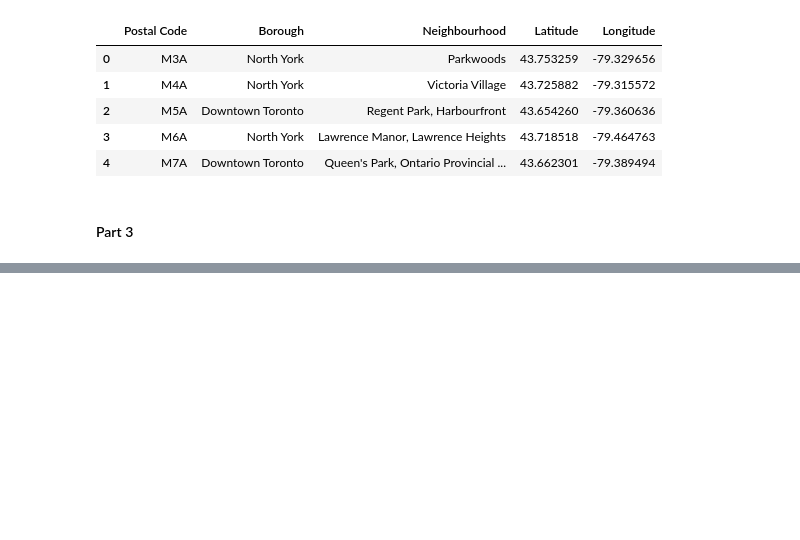
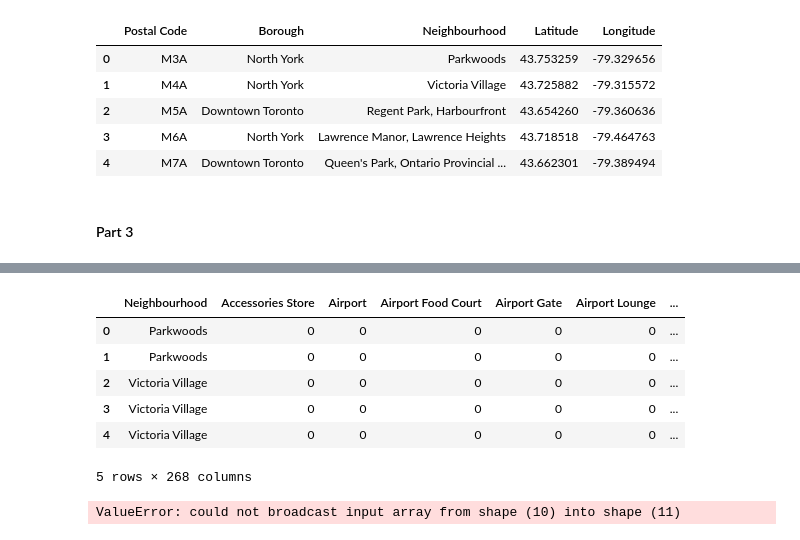
Before and after one commit to vpandiarajan20/SegmentingClusteringTorontoNeighbourhoods, a Jupyter notebook: MainNotebook.ipynb, the cells around one changed output, grey strips where cells are left out. Saved outputs shown, nothing was run; the diff lists cells and outputs as text; code cells hidden in the pictures; blank space fills up the shorter version.

```diff
--- a/MainNotebook.ipynb
+++ b/MainNotebook.ipynb
@@ -107,0 +137,27 @@ df.head()
+# %%
+# create map of Manhattan using latitude and longitude values
+map_toronto = folium.Map(location=[43.6532, -79.3832], zoom_start=11)
+
+# add markers to map
+for lat, lng, label in zip(df['Latitude'], df['Longitude'], df['Neighborhood']):
+    label = folium.Popup(label, parse_html=True)
+    folium.CircleMarker(
+        [lat, lng],
+        radius=5,
+        popup=label,
+        color='blue',
+        fill=True,
+        fill_color='#3186cc',
+        fill_opacity=0.7,
+        parse_html=False).add_to(map_toronto)
+
+map_toronto
+# %%
+CLIENT_ID = '33Y1AT04BGPXLLV4HFINEJVD3GKROYBCCPX4KKR4B2Q1DGYC' # your Foursquare ID
+CLIENT_SECRET = 'XT1TH4ZG0Z2NPDZIEZ5YTLV531ACKNU4CNRRWA1XTWCHOVN5' # your Foursquare Secret
+ACCESS_TOKEN = 'YFJZ1EIUWVQ4GUJKY3YYE3H2GOPJ45VWRJTBYJORL2CN4CGS' # your FourSquare Access Token
+VERSION = '20180605' # Foursquare API version
+LIMIT = 100 # A default Foursquare API limit value
+print('Your credentails:')
+print('CLIENT_ID: ' + CLIENT_ID)
+print('CLIENT_SECRET:' + CLIENT_SECRET)
@@ -107,0 +208,4 @@ df.head()
+# %%
+toronto_venues = getNearbyVenues(names=df['Neighbourhood'],
+                                   latitudes=df['Latitude'],
+                                   longitudes=df['Longitude'])
@@ -107,0 +230,20 @@ df.head()
+# %%
+# one hot encoding
+toronto_onehot = pd.get_dummies(toronto_venues[['Venue Category']], prefix="", prefix_sep="")
+
+# add neighborhood column back to dataframe
+toronto_onehot['Neighbourhood'] = toronto_venues['Neighborhood']
+
+# move neighborhood column to the first column
+fixed_columns = [toronto_onehot.columns[-1]] + list(toronto_onehot.columns[:-1])
+toronto_onehot = toronto_onehot[fixed_columns]
+
+toronto_onehot.head()
+# %% [output]
+|  | Neighbourhood | Accessories Store | Airport | Airport Food Court | Airport Gate | Airport Lounge | ... |
+| 0 | Parkwoods | 0 | 0 | 0 | 0 | 0 | ... |
+| 1 | Parkwoods | 0 | 0 | 0 | 0 | 0 | ... |
+| 2 | Victoria Village | 0 | 0 | 0 | 0 | 0 | ... |
+| 3 | Victoria Village | 0 | 0 | 0 | 0 | 0 | ... |
+| 4 | Victoria Village | 0 | 0 | 0 | 0 | 0 | ... |
+5 rows × 268 columns
@@ -107,0 +258,23 @@ df.head()
+# %%
+num_top_venues = 10
+
+indicators = ['st', 'nd', 'rd']
+
+# create columns according to number of top venues
+columns = ['Neighborhood']
+for ind in np.arange(num_top_venues):
+    try:
+        columns.append('{}{} Most Common Venue'.format(ind+1, indicators[ind]))
+    except:
+        columns.append('{}th Most Common Venue'.format(ind+1))
+
+# create a new dataframe
+neighborhoods_venues_sorted = pd.DataFrame(columns=columns)
+neighborhoods_venues_sorted['Neighbourhood'] = toronto_grouped['Neighbourhood']
+
+for ind in np.arange(toronto_grouped.shape[0]):
+    neighborhoods_venues_sorted.iloc[ind, 1:] = return_most_common_venues(toronto_grouped.iloc[ind, :], num_top_venues)
+
+neighborhoods_venues_sorted.head()
+# %% [output]
+ValueError: could not broadcast input array from shape (10) into shape (11)
```
Also changed, not shown: parts of 11 cells of this notebook.
